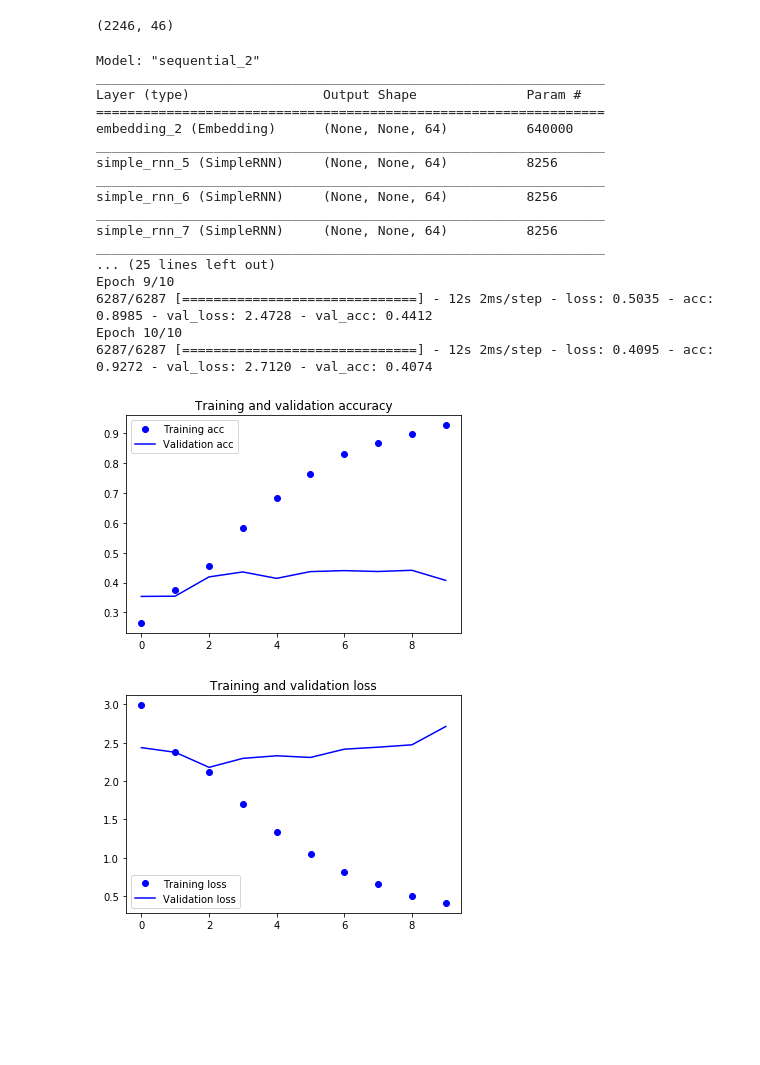
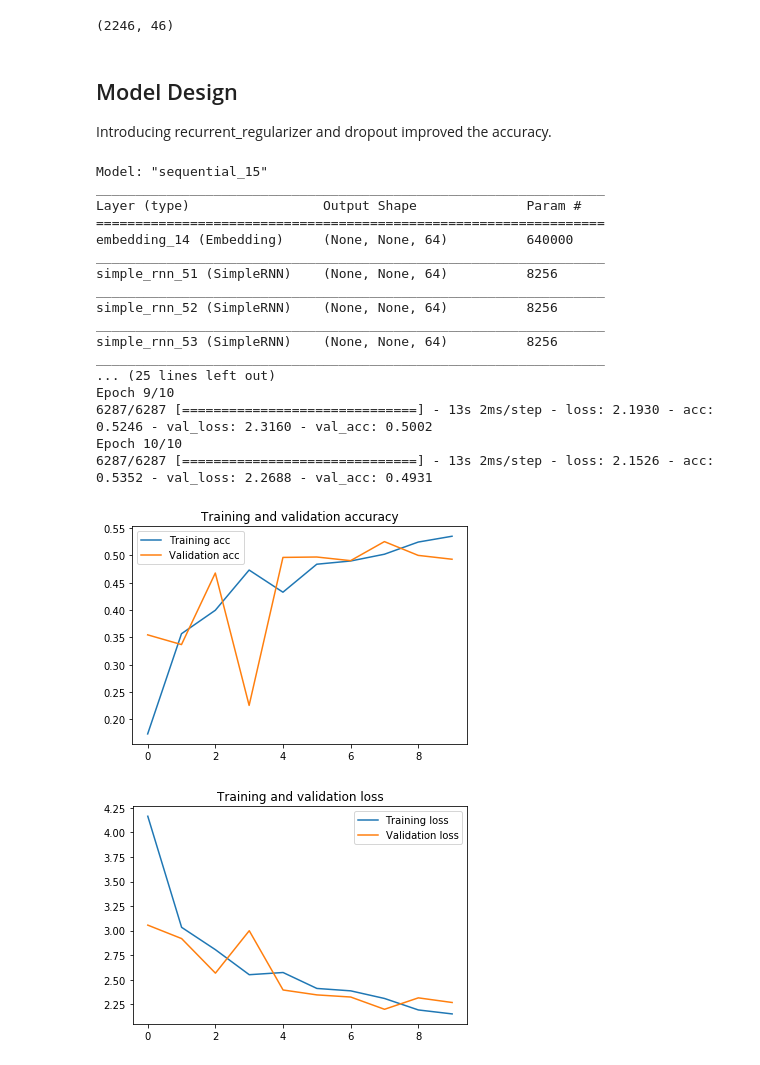
Before and after one commit to sambitdash/EVA-2, a Jupyter notebook: Phase-2/Session-2/EVA_P2S2_File_3.ipynb, the cells around one changed output. Saved outputs shown, nothing was run; the diff lists cells and outputs as text; code cells hidden in the pictures; blank space fills up the shorter version.

```diff
--- a/Phase-2/Session-2/EVA_P2S2_File_3.ipynb
+++ b/Phase-2/Session-2/EVA_P2S2_File_3.ipynb
@@ -45,17 +46,24 @@ y_test = np_utils.to_categorical(y_test, 46)
 y_test.shape
 # %% [output]
 (2246, 46)
+# %% [markdown]
+## Model Design
+
+Introducing recurrent_regularizer and dropout improved the accuracy.
 # %%
 from keras.models import Sequential
 from keras.layers import Embedding, SimpleRNN
 from keras.layers import Dense
+from keras.regularizers import l2
+
+l2error = 1e-3
 
 model = Sequential()
-model.add(Embedding(max_features, 64))
-model.add(SimpleRNN(64, return_sequences=True))
-model.add(SimpleRNN(64, return_sequences=True))
-model.add(SimpleRNN(64, return_sequences=True))
-model.add(SimpleRNN(64))
+model.add(Embedding(max_features, 64, embeddings_regularizer=l2(l2error)))
+model.add(SimpleRNN(64, return_sequences=True, recurrent_regularizer=l2(l2error), dropout=0.25))
+model.add(SimpleRNN(64, return_sequences=True, recurrent_regularizer=l2(l2error), dropout=0.25))
+model.add(SimpleRNN(64, return_sequences=True, recurrent_regularizer=l2(l2error), dropout=0.25))
+model.add(SimpleRNN(64, recurrent_regularizer=l2(l2error), dropout=0.25))
 model.add(Dense(46, activation='softmax'))
 
 model.summary()
@@ -66,47 +74,47 @@ history = model.fit(input_train, y_train,
                     batch_size=512,
                     validation_split=0.3)
 # %% [output]
-Model: "sequential_2"
+Model: "sequential_15"
 _________________________________________________________________
 Layer (type)                 Output Shape              Param #
 =================================================================
-embedding_2 (Embedding)      (None, None, 64)          640000
+embedding_14 (Embedding)     (None, None, 64)          640000
 _________________________________________________________________
-simple_rnn_5 (SimpleRNN)     (None, None, 64)          8256
+simple_rnn_51 (SimpleRNN)    (None, None, 64)          8256
 _________________________________________________________________
-simple_rnn_6 (SimpleRNN)     (None, None, 64)          8256
+simple_rnn_52 (SimpleRNN)    (None, None, 64)          8256
 _________________________________________________________________
-simple_rnn_7 (SimpleRNN)     (None, None, 64)          8256
+simple_rnn_53 (SimpleRNN)    (None, None, 64)          8256
 _________________________________________________________________
 ... (25 lines left out)
 Epoch 9/10
-6287/6287 [==============================] - 12s 2ms/step - loss: 0.5035 - acc: 0.8985 - val_loss: 2.4728 - val_acc: 0.4412
+6287/6287 [==============================] - 13s 2ms/step - loss: 2.1930 - acc: 0.5246 - val_loss: 2.3160 - val_acc: 0.5002
 Epoch 10/10
-6287/6287 [==============================] - 12s 2ms/step - loss: 0.4095 - acc: 0.9272 - val_loss: 2.7120 - val_acc: 0.4074
+6287/6287 [==============================] - 13s 2ms/step - loss: 2.1526 - acc: 0.5352 - val_loss: 2.2688 - val_acc: 0.4931
 # %%
 import matplotlib.pyplot as plt
 %matplotlib inline
 
 acc = history.history['acc']
 val_acc = history.history['val_acc']
 loss = history.history['loss']
 val_loss = history.history['val_loss']
 
 epochs = range(len(acc))
 
-plt.plot(epochs, acc, 'bo', label='Training acc')
-plt.plot(epochs, val_acc, 'b', label='Validation acc')
+plt.plot(epochs, acc, label='Training acc')
+plt.plot(epochs, val_acc, label='Validation acc')
 plt.title('Training and validation accuracy')
 plt.legend()
 
 plt.figure()
 
-plt.plot(epochs, loss, 'bo', label='Training loss')
-plt.plot(epochs, val_loss, 'b', label='Validation loss')
+plt.plot(epochs, loss, label='Training loss')
+plt.plot(epochs, val_loss, label='Validation loss')
 plt.title('Training and validation loss')
 plt.legend()
 
 plt.show()
 # %% [output]
-[figure, old version]
+[figure, new version]
-[figure, old version]
+[figure, new version]
```
Also changed, not shown: parts of 1 cell of this notebook.
